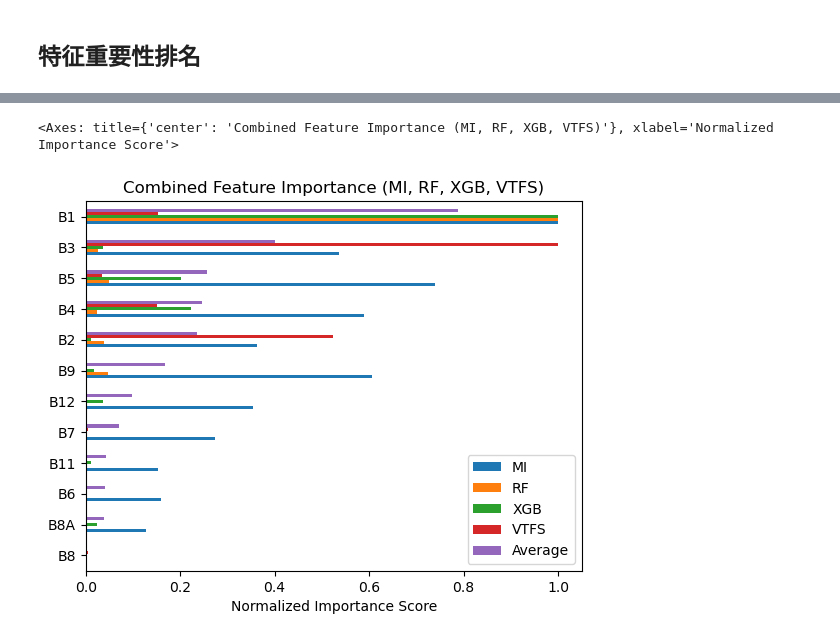
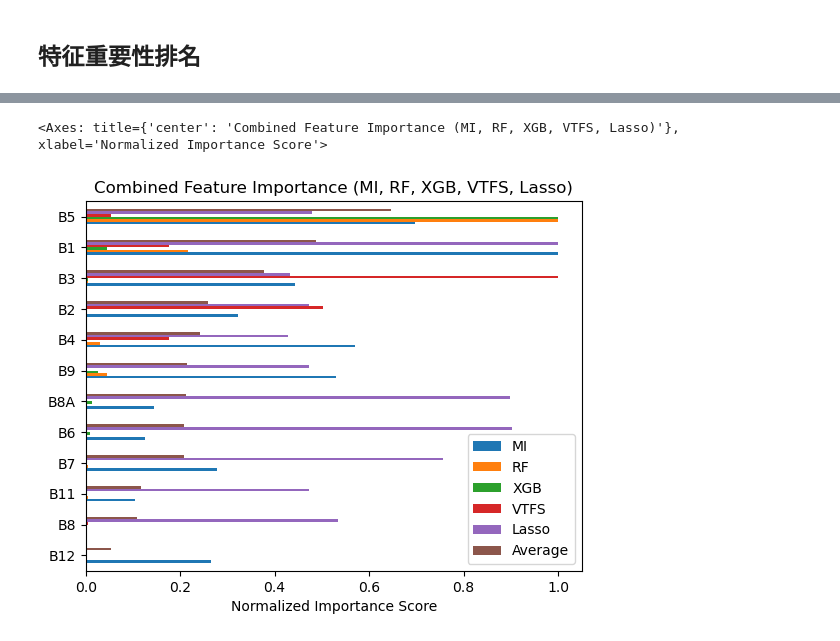
Before and after one commit to NtskwK/GraduationProject, a Jupyter notebook: importance.ipynb, the cells around one changed output, grey strips where cells are left out. Saved outputs shown, nothing was run; the diff lists cells and outputs as text; code cells hidden in the pictures.

```diff
--- a/importance.ipynb
+++ b/importance.ipynb
@@ -78,7 +77,7 @@ mi_importance.plot(
 from sklearn.linear_model import LassoCV
 import numpy as np
 
-lasso = LassoCV(cv=5)
+lasso = LassoCV(cv=4)
 lasso.fit(X, y)
 X_cols_array = np.array(X_cols)
 non_zero_features = X_cols_array[lasso.coef_ != 0]
@@ -120,9 +119,9 @@ low_var_features = X_cols_array[~selector.get_support()]
 print("High Variance Features:", high_var_features.tolist())
 print("Low Variance Features:", low_var_features.tolist())
 
-vtfs = pd.Series(variances, index=X_cols).sort_values(ascending=False)
+vtfs = pd.Series(variances, index=X_cols).sort_values(ascending=True)
 vtfs.plot(
-    kind="bar",
+    kind="barh",
     title="Variance Threshold Feature Selection",
     xlabel="Feature",
     ylabel="Variance Value",
@@ -139,32 +138,33 @@ Low Variance Features: ['B4', 'B5', 'B6', 'B7', 'B8', 'B8A', 'B9', 'B11', 'B12']
 # %%
 from sklearn.preprocessing import MinMaxScaler
 
 # 合并所有重要性得分
 importance_df = pd.DataFrame({
     'MI': mi_importance,
     'RF': rfr_importance,
     'XGB': xgb_importance,
-    'VTFS': vtfs
+    'VTFS': vtfs,
+    'Lasso': lasso_feature_coefficients
 })
 
 # 标准化得分
 scaler = MinMaxScaler()
 importance_scaled = pd.DataFrame(
     scaler.fit_transform(importance_df),
     columns=importance_df.columns,
     index=importance_df.index
 )
 
 # 计算平均重要性
 importance_scaled['Average'] = importance_scaled.mean(axis=1)
 
 # 按重要性排序
 sorted_features = importance_scaled.sort_values('Average', ascending=True)
 sorted_features.plot(
     kind="barh",
-    title="Combined Feature Importance (MI, RF, XGB, VTFS)",
+    title="Combined Feature Importance (MI, RF, XGB, VTFS, Lasso)",
     xlabel="Normalized Importance Score",
 )
 # %% [output]
-<Axes: title={'center': 'Combined Feature Importance (MI, RF, XGB, VTFS)'}, xlabel='Normalized Importance Score'>
+<Axes: title={'center': 'Combined Feature Importance (MI, RF, XGB, VTFS, Lasso)'}, xlabel='Normalized Importance Score'>
-[figure, old version]
+[figure, new version]
```
Also changed, not shown: parts of 5 cells of this notebook, 2 other files.
